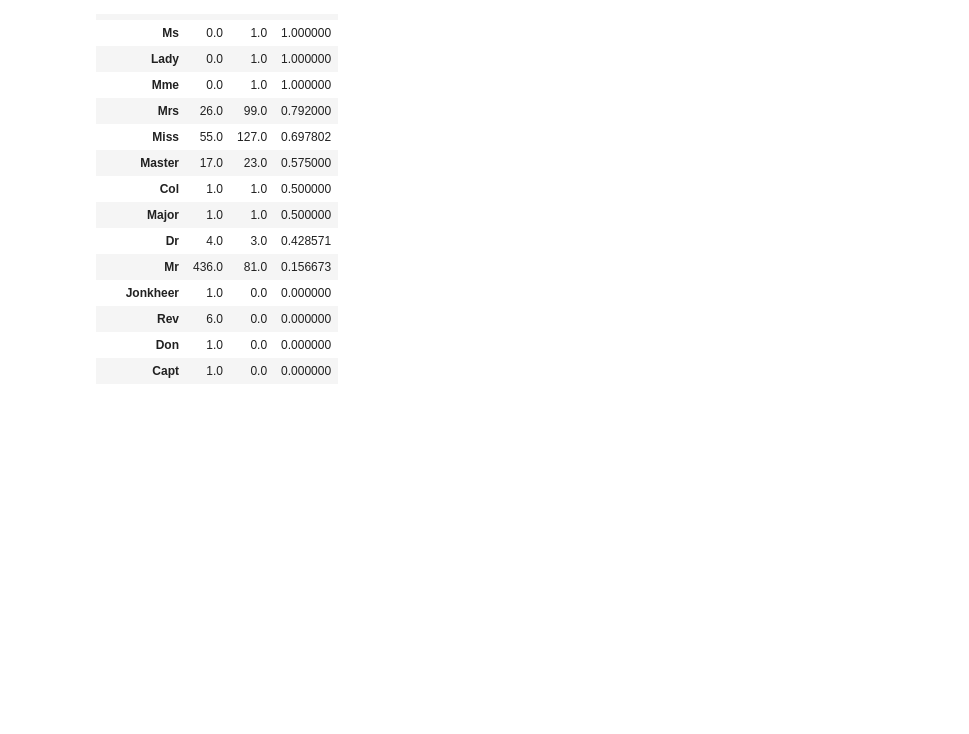
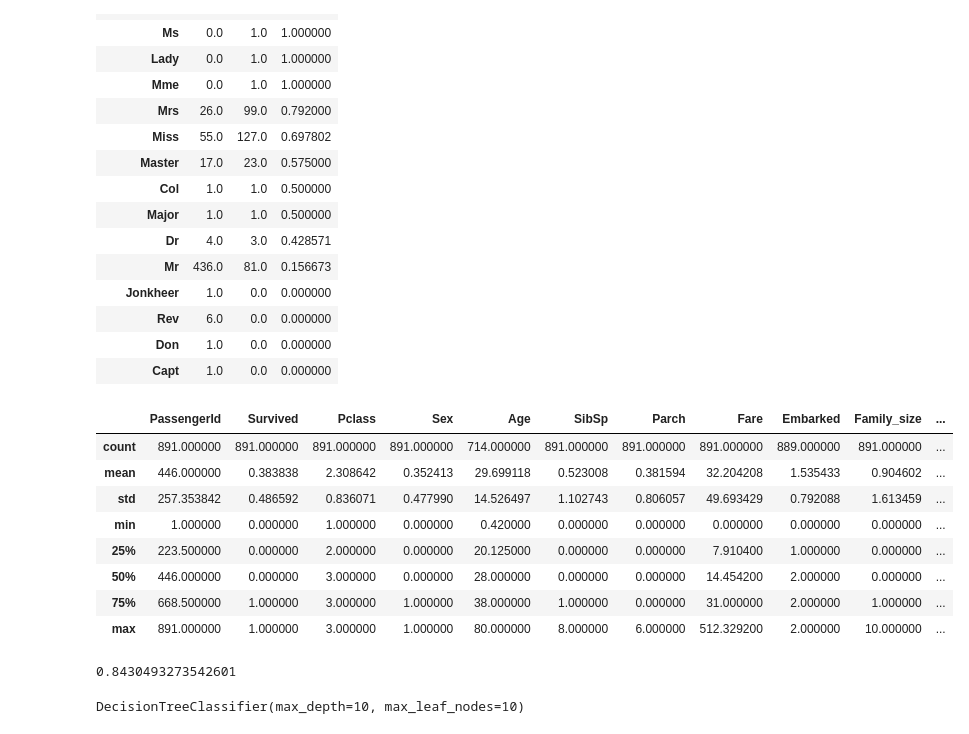
Before and after one commit to Elkosscom/machine-learning, a Jupyter notebook: titanic/titanic.ipynb, the cells around one changed output. Saved outputs shown, nothing was run; the diff lists cells and outputs as text; code cells hidden in the pictures; blank space fills up the shorter version.

```diff
--- a/titanic/titanic.ipynb
+++ b/titanic/titanic.ipynb
@@ -199,0 +201,28 @@ def process_dataframe(dataframe):
+# %%
+def process_dataframe(dataframe):
+    dataframe['Family_size'] = dataframe['Parch'] + dataframe['SibSp']
+    dataframe['Fare_per_person'] = dataframe['Fare']/(dataframe['Family_size']+1)
+    dataframe['Title'] = dataframe['Name'].apply(extract_title)
+    dataframe['Deck'] = dataframe['Ticket'].apply(extract_deck)
+# %%
+def create_features(dataframe):
+    dataframe['Sex'].replace(to_replace=['male','female'],value=[0,1],inplace=True)
+    dataframe['Embarked'].replace(to_replace=['C','Q','S'],value=[0,1,2],inplace=True)
+    dataframe['Deck'].replace(to_replace=['P','F','C','S','L','W','A'],value=[0,1,2,3,4,5,6],inplace=True)
+    dataframe['Title'].replace(to_replace=['Mrs','Miss','Ms','Master','Mr','the Countess','Mlle','Sir','Lady','Mme','Col','Major','Dr','Jonkheer','Rev','Don','Capt'],value=[0,1,1,2,3,0,0,0,0,0,4,4,4,5,5,5,5],inplace=True)
+# %%
+df_train = pd.read_csv('data\\train.csv')
+
+process_dataframe(df_train)
+create_features(df_train)
+df_train.describe()
+# %% [output]
+|  | PassengerId | Survived | Pclass | Sex | Age | SibSp | Parch | Fare | Embarked | Family_size | ... |
+| count | 891.000000 | 891.000000 | 891.000000 | 891.000000 | 714.000000 | 891.000000 | 891.000000 | 891.000000 | 889.000000 | 891.000000 | ... |
+| mean | 446.000000 | 0.383838 | 2.308642 | 0.352413 | 29.699118 | 0.523008 | 0.381594 | 32.204208 | 1.535433 | 0.904602 | ... |
+| std | 257.353842 | 0.486592 | 0.836071 | 0.477990 | 14.526497 | 1.102743 | 0.806057 | 49.693429 | 0.792088 | 1.613459 | ... |
+| min | 1.000000 | 0.000000 | 1.000000 | 0.000000 | 0.420000 | 0.000000 | 0.000000 | 0.000000 | 0.000000 | 0.000000 | ... |
+| 25% | 223.500000 | 0.000000 | 2.000000 | 0.000000 | 20.125000 | 0.000000 | 0.000000 | 7.910400 | 1.000000 | 0.000000 | ... |
+| 50% | 446.000000 | 0.000000 | 3.000000 | 0.000000 | 28.000000 | 0.000000 | 0.000000 | 14.454200 | 2.000000 | 0.000000 | ... |
+| 75% | 668.500000 | 1.000000 | 3.000000 | 1.000000 | 38.000000 | 1.000000 | 0.000000 | 31.000000 | 2.000000 | 1.000000 | ... |
+| max | 891.000000 | 1.000000 | 3.000000 | 1.000000 | 80.000000 | 8.000000 | 6.000000 | 512.329200 | 2.000000 | 10.000000 | ... |
@@ -199,0 +241,12 @@ def process_dataframe(dataframe):
+# %%
+clf = DecisionTreeClassifier(max_depth=10,max_leaf_nodes=10,criterion='entropy')
+clf.fit(X_train,y_train)
+yhat = clf.predict(X_test)
+accuracy_score(y_test,yhat)
+# %% [output]
+0.8430493273542601
+# %%
+decisiontree = DecisionTreeClassifier(max_depth=10,max_leaf_nodes=10)
+decisiontree.fit(Feats,y)
+# %% [output]
+DecisionTreeClassifier(max_depth=10, max_leaf_nodes=10)
```
Also changed, not shown: parts of 11 cells of this notebook, 1 other file.
